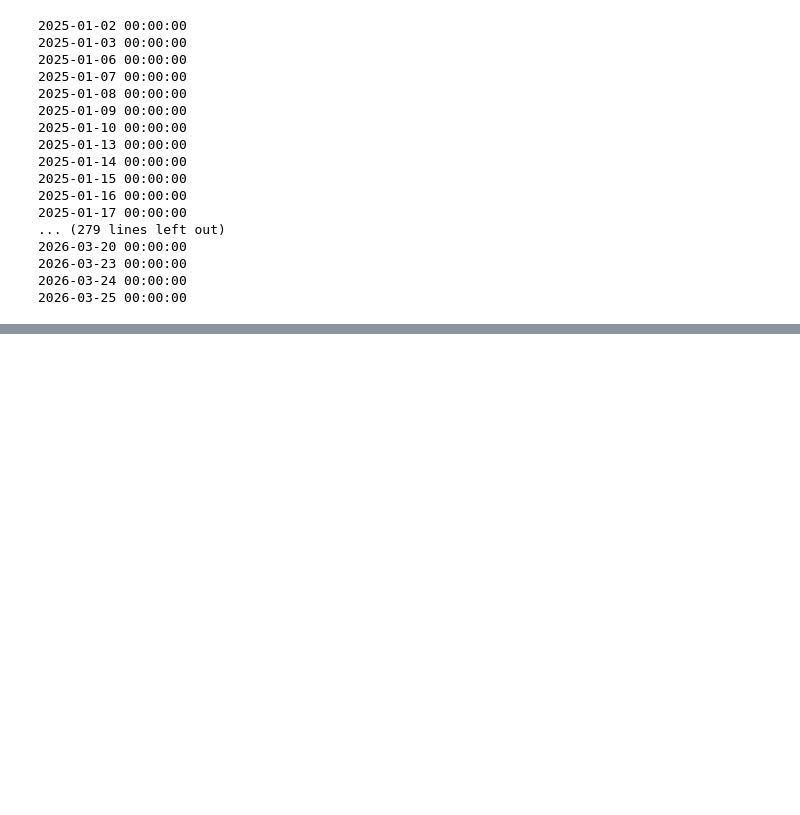
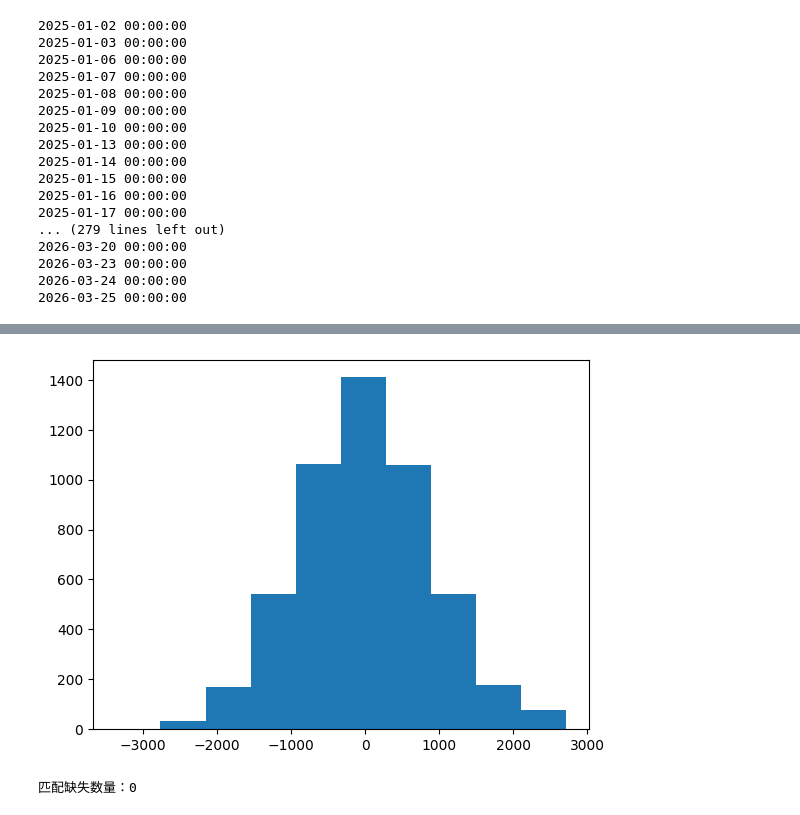
Before and after one commit to LeeSXS23456/REPOSITORY, a Jupyter notebook: data_extract.ipynb, the cells around one changed output, grey strips where cells are left out. Drawn from its saved outputs; the diff is of its cells as text; code cells hidden in the pictures; blank space fills up the shorter version.

```diff
--- a/data_extract.ipynb
+++ b/data_extract.ipynb
@@ -209,0 +243,6 @@ Requirement already satisfied: numpy==1.26.4 in d:\ana\envs\rqsdk\lib\site-packa
+# %%
+import pandas as pd
+desdir = "E:/SJTU/实习/国泰海通/barra因子/result/延迟alpha"
+dict_delay = pd.read_pickle(f"{desdir}/ortho_delay_measures_2024_2026_dict.pkl")
+#dict_delay[pd.Timestamp("2025-01-02")].to_excel(f"{desdir}/20250102_delay_measures_sample.xlsx")
+dict_delay[pd.Timestamp("2025-01-02")]
@@ -209,0 +264,6 @@ Requirement already satisfied: numpy==1.26.4 in d:\ana\envs\rqsdk\lib\site-packa
+# %%
+import matplotlib.pyplot as plt
+plt.hist(dict_delay[pd.Timestamp("2025-01-02")]["D1_orth"])
+plt.show()
+# %% [output]
+[figure, added]
@@ -209,0 +282,38 @@ Requirement already satisfied: numpy==1.26.4 in d:\ana\envs\rqsdk\lib\site-packa
+# %%
+
+import pandas as pd
+
+srcdir = "E:/SJTU/实习/国泰海通/业绩回测/nav"
+oridir = "E:/SJTU/实习/国泰海通/barra因子/data_base/fund_nav"
+nav_df = pd.read_excel(f"{srcdir}/pure_alpha_ranking.xlsx",index_col=0)
+ori_nav = pd.read_excel(f"{oridir}/中证500净值数据.xlsx",index_col=0)
+
+
+ori_df = ori_nav.pct_change().reset_index()
+# 保留date列，其他所有列（fund1,fund2...）都转成 fund + 收益率
+ori_long = ori_df.melt(
+    id_vars="date",        # 以date作为主键
+    var_name="fund",       # 原列名（fund1）变成 fund 列的值
+    value_name="fund_ret"  # 收益率数据放到 fund_ret 列
+)
+
+# ----------------------
+# 2. 合并到 nav_df（按 date + fund 精准匹配）
+# ----------------------
+# 左连接：保留nav_df所有行，匹配上的填入fund_ret
+nav_df_final = pd.merge(
+    nav_df,
+    ori_long,
+    on=["date", "fund"],   # 双主键匹配，最精准
+    how="left"             # 不丢失nav_df原有数据
+)
+
+# ----------------------
+# 可选：检查是否有缺失（方便你排查数据问题）
+# ----------------------
+missing_count = nav_df_final["fund_ret"].isna().sum()
+print(f"匹配缺失数量：{missing_count}")
+if missing_count > 0:
+    print("可能原因：日期不匹配 / fund名称大小写/空格不一致 / ori_df缺少该基金")
+# %% [output]
+匹配缺失数量：0
```
Also changed, not shown: parts of 8 cells of this notebook.
